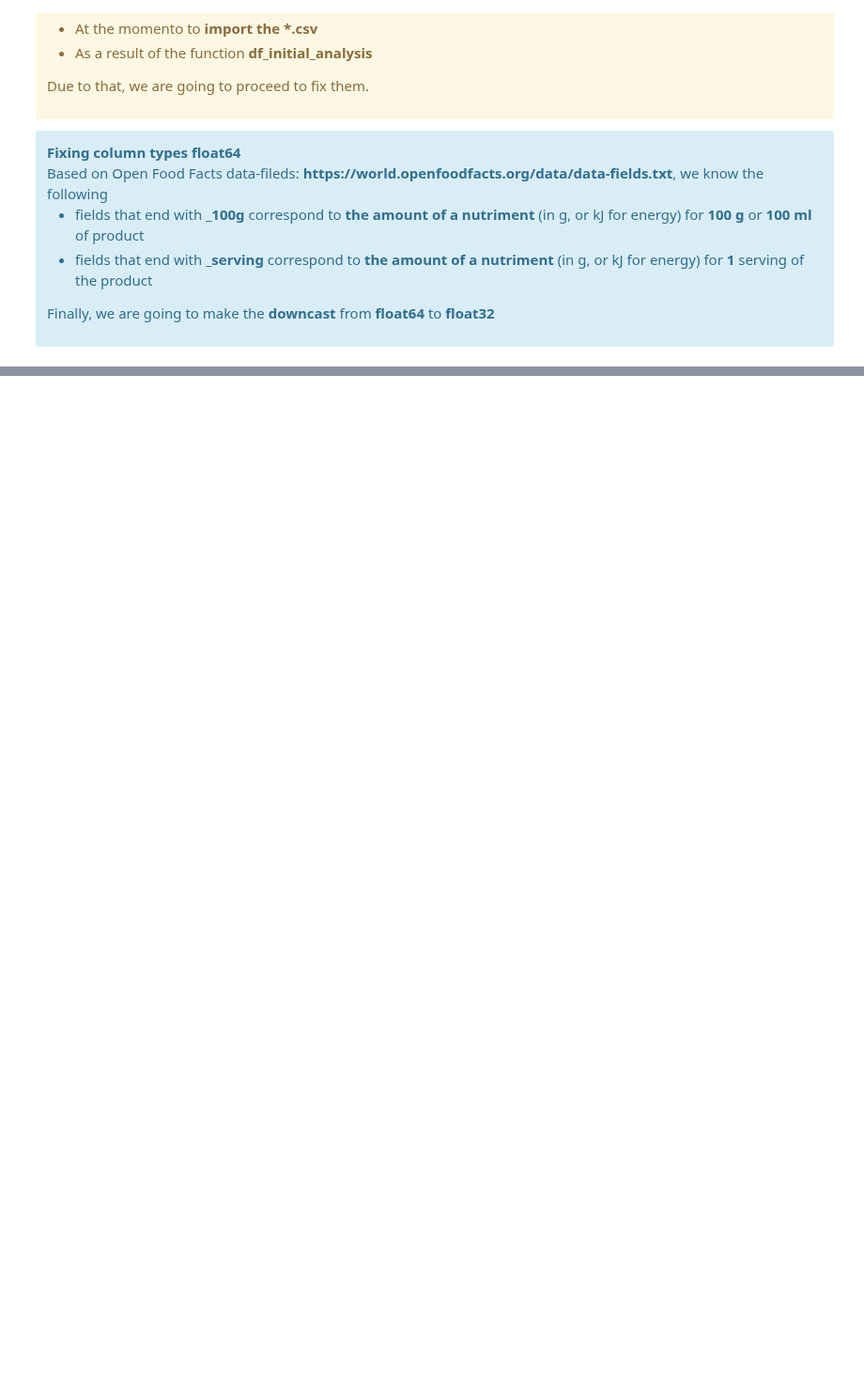
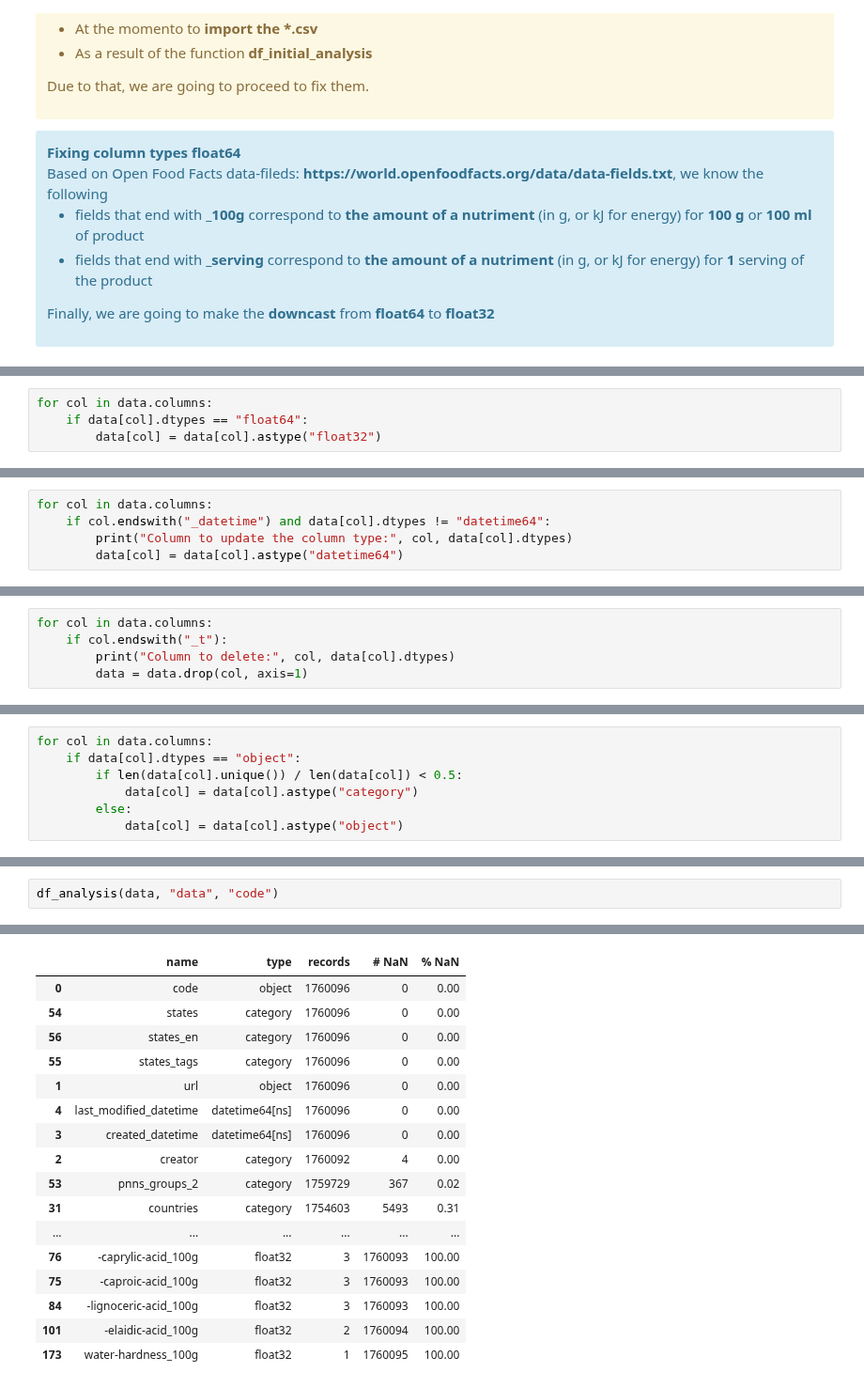
Before and after one commit to samirhinojosa/OC-P3-design-application-public-health, a Jupyter notebook: cleaning_notebook.ipynb, the cells around one changed output, grey strips where cells are left out. Shown at 94% size. Drawn from its saved outputs; the diff is of its cells as text; blank space fills up the shorter version.

```diff
--- a/cleaning_notebook.ipynb
+++ b/cleaning_notebook.ipynb
@@ -297,0 +306,4 @@ Finally, we are going to make the <b>downcast</b> from <b>float64</b> to <b>floa
+# %%
+for col in data.columns:
+    if data[col].dtypes == "float64":
+        data[col] = data[col].astype("float32")
@@ -297,0 +321,5 @@ Finally, we are going to make the <b>downcast</b> from <b>float64</b> to <b>floa
+# %%
+for col in data.columns:
+    if col.endswith("_datetime") and data[col].dtypes != "datetime64":
+        print("Column to update the column type:", col, data[col].dtypes)
+        data[col] = data[col].astype("datetime64")
@@ -297,0 +329,5 @@ Finally, we are going to make the <b>downcast</b> from <b>float64</b> to <b>floa
+# %%
+for col in data.columns:
+    if col.endswith("_t"):
+        print("Column to delete:", col, data[col].dtypes)
+        data = data.drop(col, axis=1)
@@ -297,0 +354,7 @@ Finally, we are going to make the <b>downcast</b> from <b>float64</b> to <b>floa
+# %%
+for col in data.columns:
+    if data[col].dtypes == "object":
+        if len(data[col].unique()) / len(data[col]) < 0.5:
+            data[col] = data[col].astype("category")
+        else:
+            data[col] = data[col].astype("object")
@@ -297,0 +373,3 @@ Finally, we are going to make the <b>downcast</b> from <b>float64</b> to <b>floa
+# %%
+df_analysis(data, "data", "code")
+# %% [output]
@@ -297,0 +391,17 @@ Finally, we are going to make the <b>downcast</b> from <b>float64</b> to <b>floa
+|  | name | type | records | # NaN | % NaN |
+| 0 | code | object | 1760096 | 0 | 0.00 |
+| 54 | states | category | 1760096 | 0 | 0.00 |
+| 56 | states_en | category | 1760096 | 0 | 0.00 |
+| 55 | states_tags | category | 1760096 | 0 | 0.00 |
+| 1 | url | object | 1760096 | 0 | 0.00 |
+| 4 | last_modified_datetime | datetime64[ns] | 1760096 | 0 | 0.00 |
+| 3 | created_datetime | datetime64[ns] | 1760096 | 0 | 0.00 |
+| 2 | creator | category | 1760092 | 4 | 0.00 |
+| 53 | pnns_groups_2 | category | 1759729 | 367 | 0.02 |
+| 31 | countries | category | 1754603 | 5493 | 0.31 |
+| ... | ... | ... | ... | ... | ... |
+| 76 | -caprylic-acid_100g | float32 | 3 | 1760093 | 100.00 |
+| 75 | -caproic-acid_100g | float32 | 3 | 1760093 | 100.00 |
+| 84 | -lignoceric-acid_100g | float32 | 3 | 1760093 | 100.00 |
+| 101 | -elaidic-acid_100g | float32 | 2 | 1760094 | 100.00 |
+| 173 | water-hardness_100g | float32 | 1 | 1760095 | 100.00 |
```
Also changed, not shown: parts of 23 cells of this notebook.
